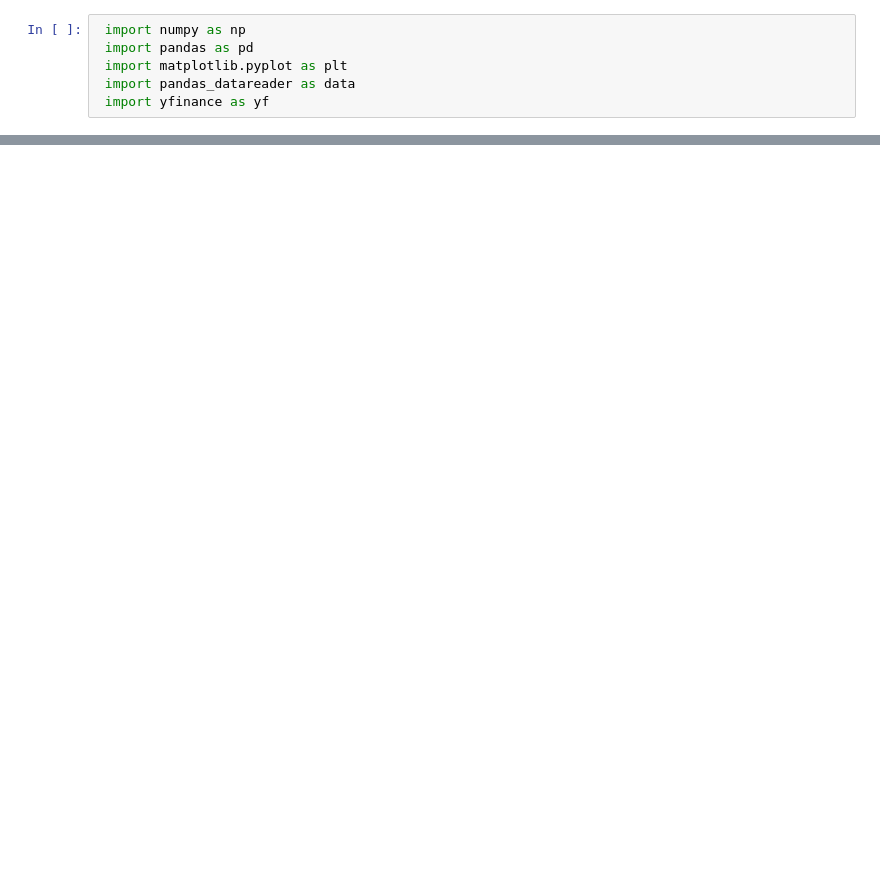
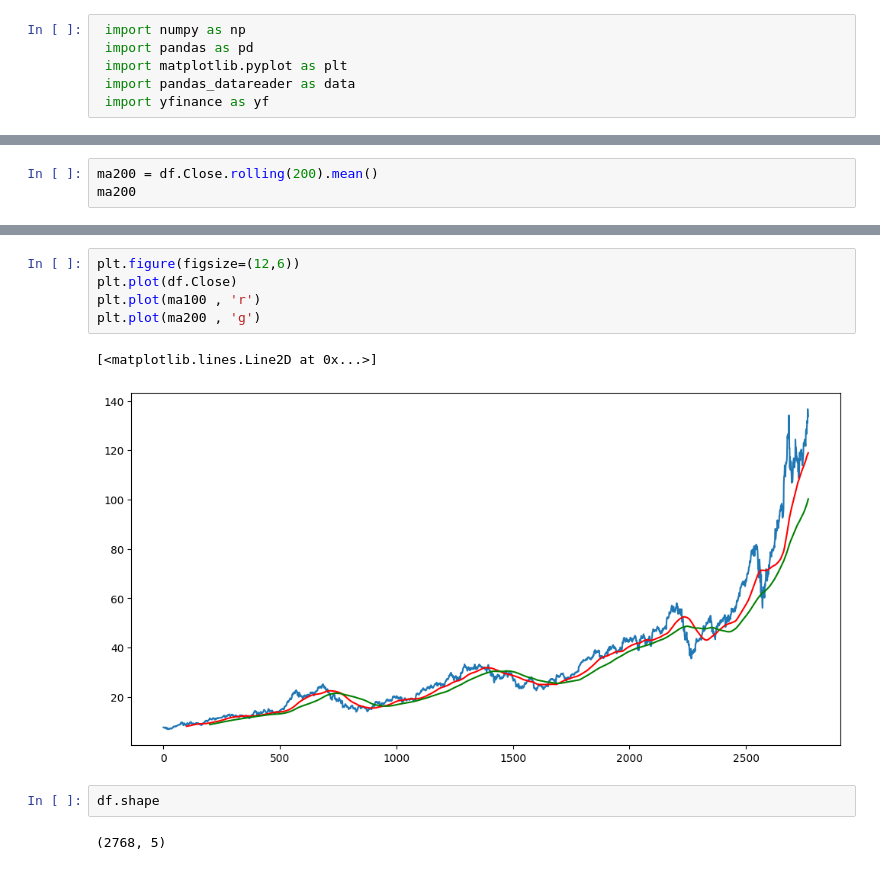
Before and after one commit to nik0011/AI-stock-trading-system, a Jupyter notebook: StockPricePrediction.ipynb, the cells around one changed output, grey strips where cells are left out. Drawn from its saved outputs; the diff is of its cells as text; blank space fills up the shorter version.

```diff
--- a/StockPricePrediction.ipynb
+++ b/StockPricePrediction.ipynb
@@ -56,0 +86,3 @@ df.head()
+# %%
+ma200 = df.Close.rolling(200).mean()
+ma200
@@ -56,0 +103,12 @@ df.head()
+# %%
+plt.figure(figsize=(12,6))
+plt.plot(df.Close)
+plt.plot(ma100 , 'r')
+plt.plot(ma200 , 'g')
+# %% [output]
+[<matplotlib.lines.Line2D at 0x...>]
+[figure, added]
+# %%
+df.shape
+# %% [output]
+(2768, 5)
```
Also changed, not shown: parts of 8 cells of this notebook.
